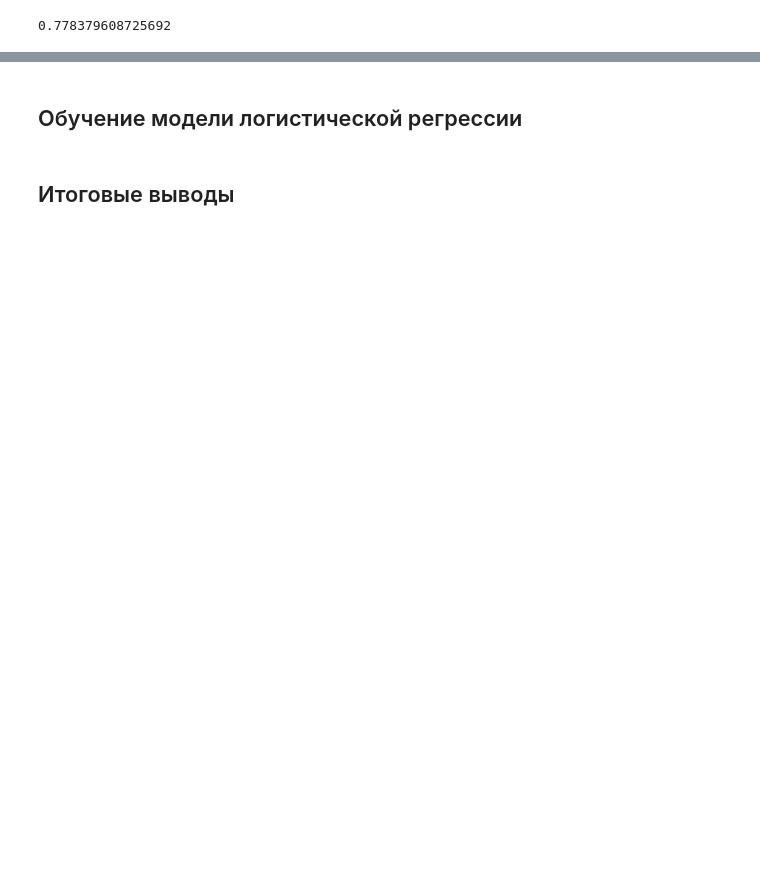
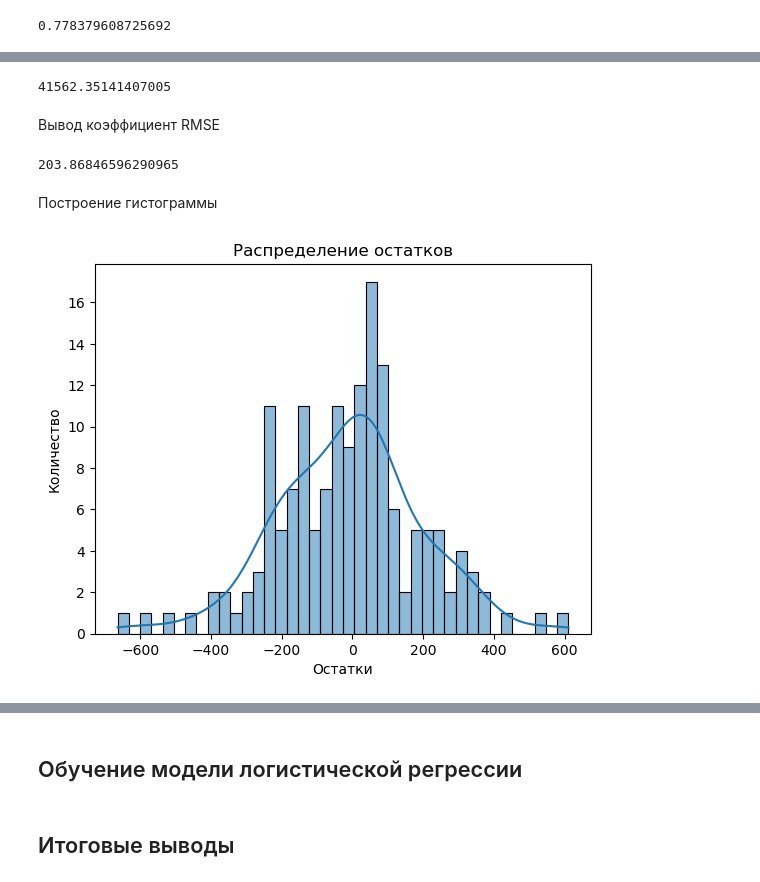
Before and after one commit to butuzovzeleboba/Linear-models-in-machine-learning, a Jupyter notebook: Linear models in machine learning.ipynb, the cells around one changed output, grey strips where cells are left out. Cells and saved outputs as stored; diff of their text form; code cells hidden in the pictures; blank space fills up the shorter version.

```diff
--- a/Linear models in machine learning.ipynb
+++ b/Linear models in machine learning.ipynb
@@ -1412,0 +1423,24 @@ r2
+# %%
+mse=mean_squared_error(y_test, predictions)
+mse
+# %% [output]
+41562.35141407005
+# %% [markdown]
+Вывод коэффициент RMSE
+# %%
+rmse=mean_squared_error(y_test, predictions, squared=False)
+rmse
+# %% [output]
+203.86846596290965
+# %%
+residuals = y_test - predictions
+# %% [markdown]
+Построение гистограммы
+# %%
+sns.histplot(data = residuals, bins = 40, kde=True)
+plt.xlabel('Остатки')
+plt.ylabel('Количество')
+plt.title('Распределение остатков')
+plt.show()
+# %% [output]
+[figure, added]
```
Also changed, not shown: parts of 40 cells of this notebook.
